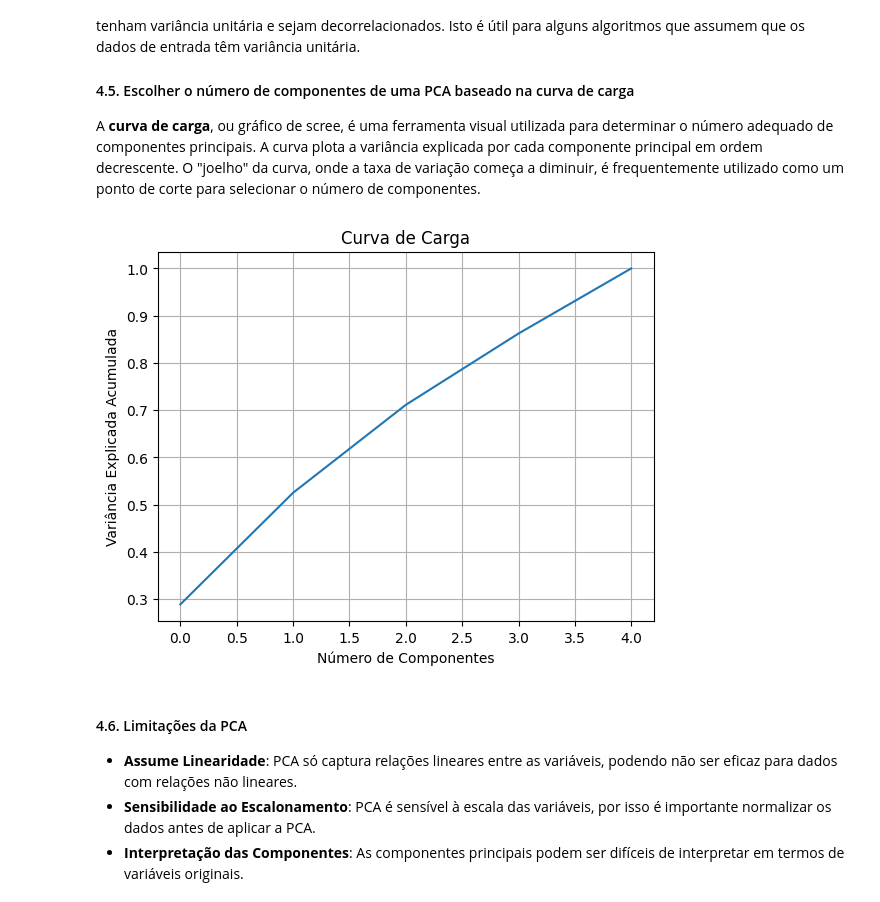
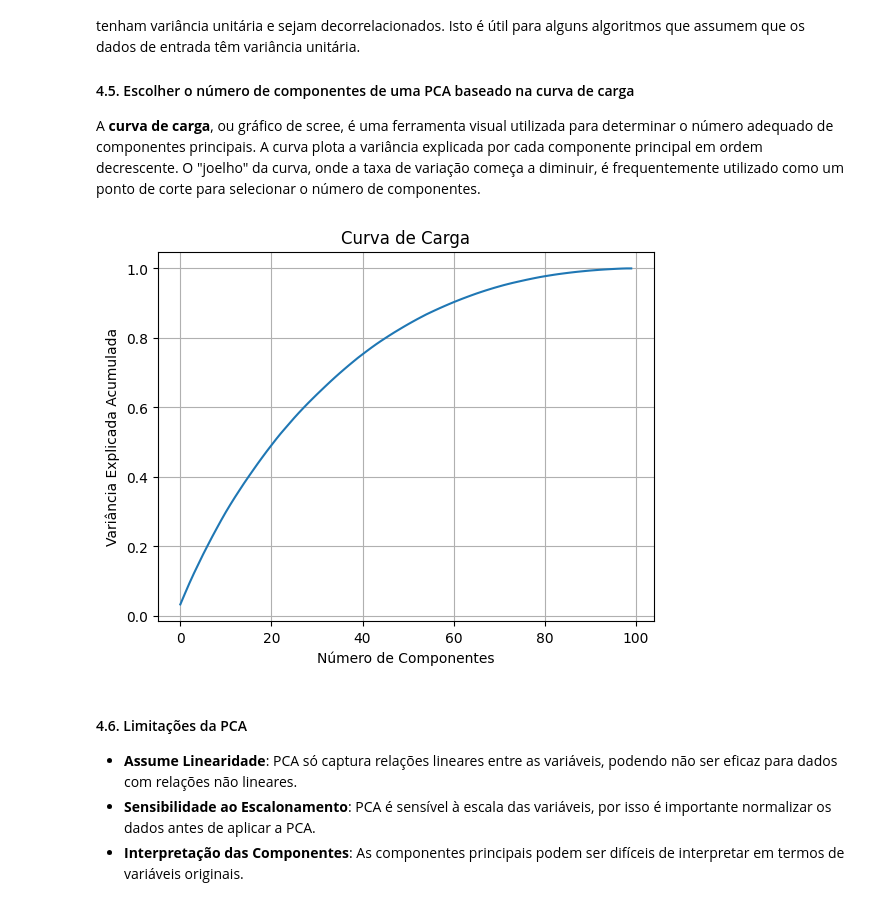
Before and after one commit to dacioms/DacioFeature3_24, a Jupyter notebook: 04_PCA/02_dimensionalidadeML.ipynb, the cells around one changed output. Saved outputs shown, nothing was run; the diff lists cells and outputs as text; code cells hidden in the pictures.

```diff
--- a/04_PCA/02_dimensionalidadeML.ipynb
+++ b/04_PCA/02_dimensionalidadeML.ipynb
@@ -91,26 +91,26 @@ A **curva de carga**, ou gráfico de scree, é uma ferramenta visual utilizada p
 # %%
 import matplotlib.pyplot as plt
 from sklearn.decomposition import PCA
 import numpy as np
 
 # Gerar dados de exemplo
 np.random.seed(42)
-data = np.random.rand(100, 5)
+data = np.random.rand(100, 150)
 
 # Aplicar PCA
 pca = PCA()
 pca.fit(data)
 
 # Plotar a curva de carga
 plt.figure()
 plt.plot(np.cumsum(pca.explained_variance_ratio_))
 plt.xlabel('Número de Componentes')
 plt.ylabel('Variância Explicada Acumulada')
 plt.title('Curva de Carga')
 plt.grid(True)
 plt.show()
 # %% [output]
-[figure, old version]
+[figure, new version]
 # %% [markdown]
 #### 4.6. Limitações da PCA
 - **Assume Linearidade**: PCA só captura relações lineares entre as variáveis, podendo não ser eficaz para dados com relações não lineares.
```
